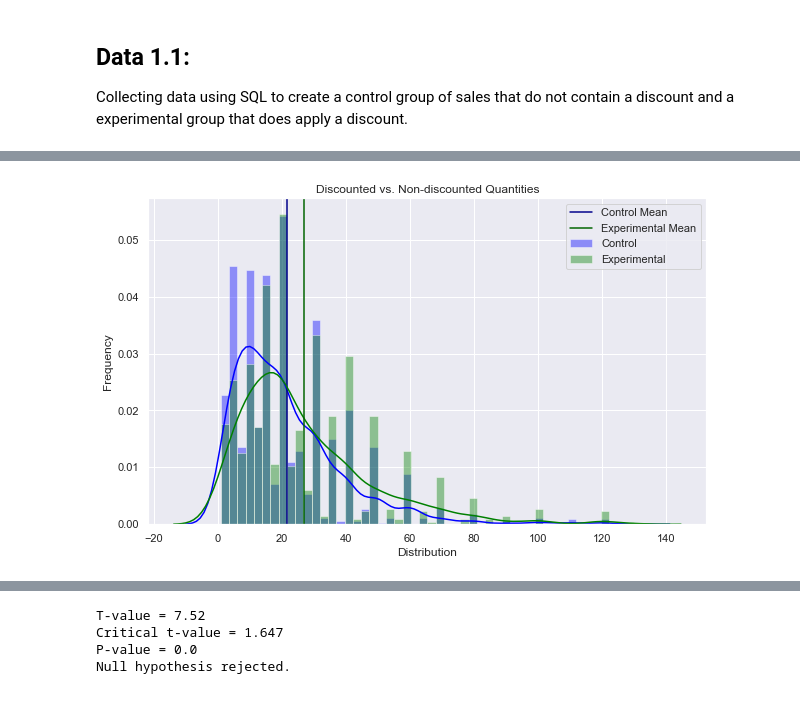
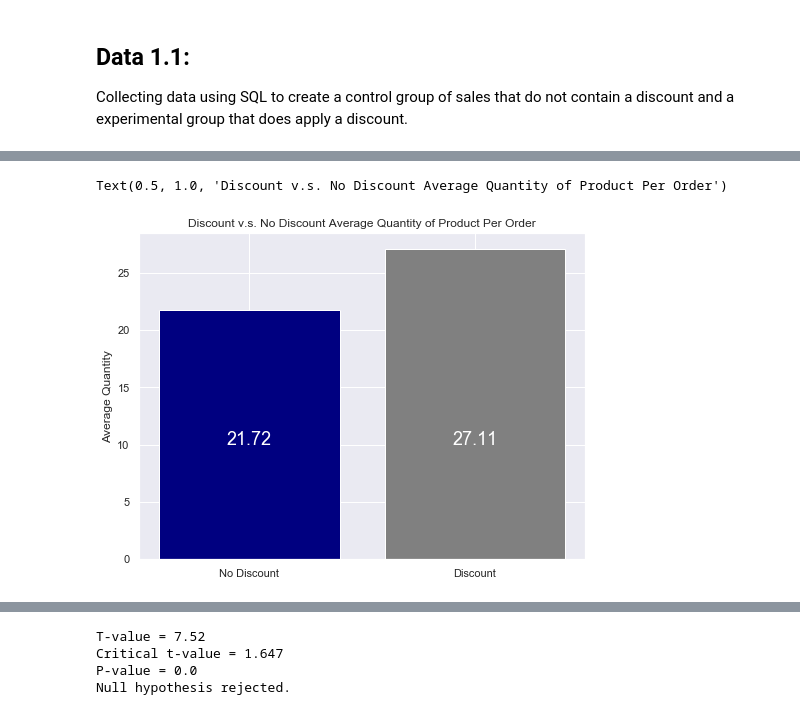
Before and after one commit to lucaskelly49/A-B-Hypothesis-Testing, a Jupyter notebook: Student.ipynb, the cells around one changed output, grey strips where cells are left out. Saved outputs shown, nothing was run; the diff lists cells and outputs as text; code cells hidden in the pictures.

```diff
--- a/Student.ipynb
+++ b/Student.ipynb
@@ -290,4 +326,13 @@ experimentalq1 = df[df['Discount']!=0]['Quantity']
-# %%
-visualization(controlq1, experimentalq1)
-# %% [output]
-[figure, removed]
+# %%
+# Visualize the difference between the averages of the control and the mean
+
+X = ['No Discount', 'Discount', ]
+y = [controlq1.mean(), experimentalq1.mean()]
+plt.bar(X,y, color=('navy','grey'))
+plt.text(s=round(y[1],2), x=1, y=10, color="w", horizontalalignment='center',size=18)
+plt.text(s=round(y[0],2), x=0, y=10, color="w", horizontalalignment='center',size=18)
+plt.ylabel('Average Quantity')
+plt.title('Discount v.s. No Discount Average Quantity of Product Per Order')
+# %% [output]
+Text(0.5, 1.0, 'Discount v.s. No Discount Average Quantity of Product Per Order')
+[figure, added]
```
Also changed, not shown: parts of 55 cells of this notebook.
